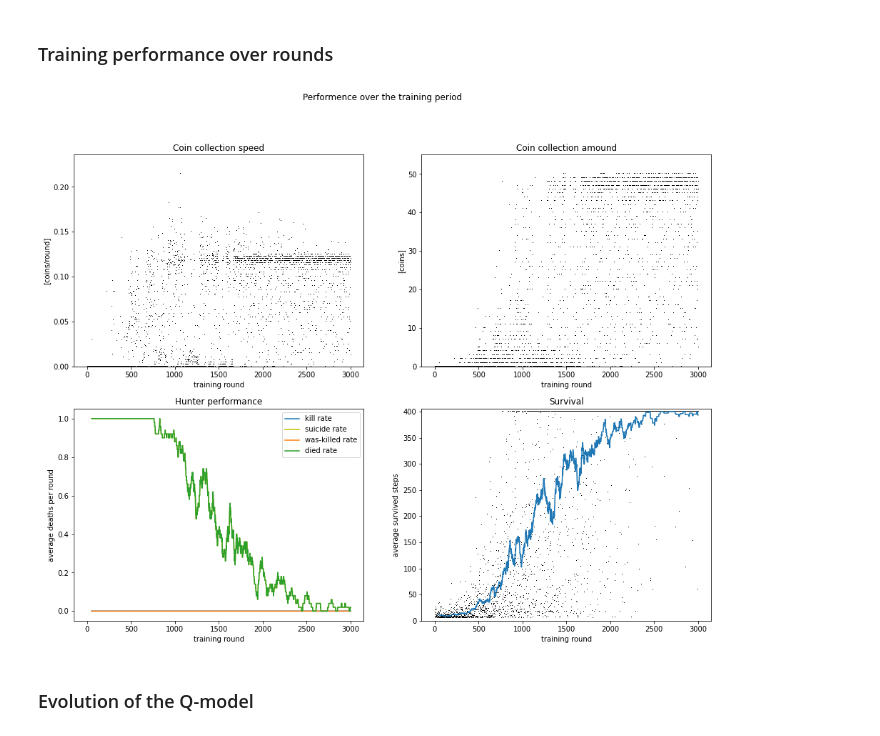
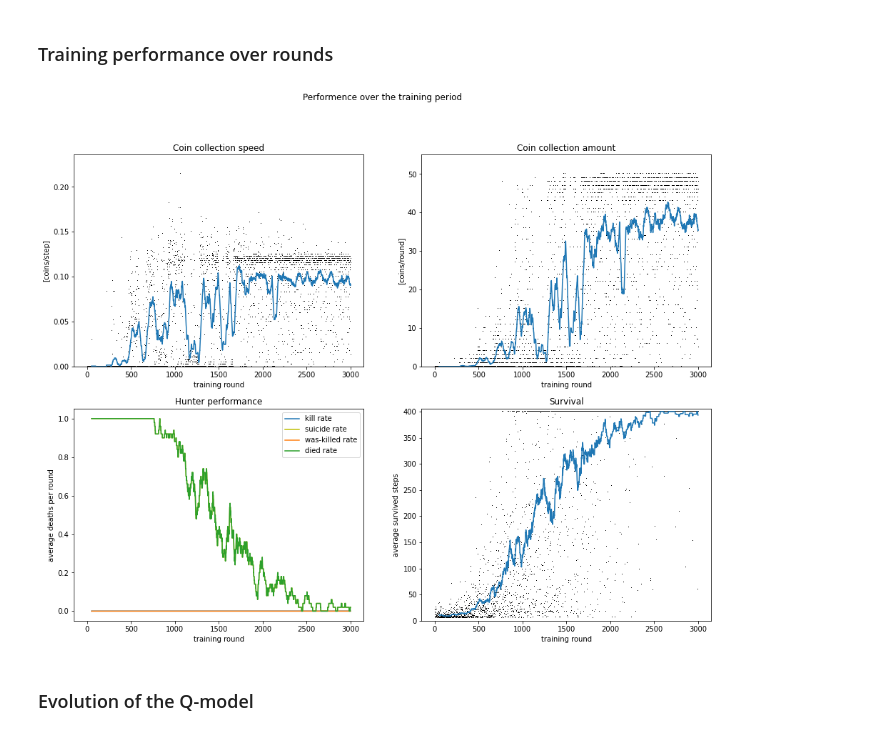
Before and after one commit to Fjallripa/bomberman, a Jupyter notebook: analysis/h6/coin-hunter2/analysis_train_h6.ipynb, the cells around one changed output. Saved outputs shown, nothing was run; the diff lists cells and outputs as text; code cells hidden in the pictures.

```diff
--- a/analysis/h6/coin-hunter2/analysis_train_h6.ipynb
+++ b/analysis/h6/coin-hunter2/analysis_train_h6.ipynb
@@ -172,12 +172,19 @@ for round_name in round_list:
     died[round]            = round_dict['got killed'][0]
     invalid_moves[round]   = round_dict['invalid'][0]
 # %%
+coin_speed = collected_coins / round_lengths
+
+
 survived        = 1 - died
 was_killed      = died - suicides
 steps_survived  = np.where(died, round_lengths, 400)
 # %%
 avg_length   = 50   # number of rounds to average over
 
+rounds_avg = rounds[avg_length-1:]
+
+coin_speed_rate     = moving_average(coin_speed, avg_length)
+coin_count_rate     = moving_average(collected_coins, avg_length)
 kill_rate           = moving_average(kills, avg_length)
 suicide_rate        = moving_average(suicides, avg_length)
 was_killed_rate     = moving_average(was_killed, avg_length)
@@ -186,45 +193,46 @@ steps_survived_rate = moving_average(steps_survived, avg_length)
 # %%
 plt.figure(figsize = (16,12))
 plt.suptitle("Performence over the training period")
 
 plt.subplot(2, 2, 1)
-speed = collected_coins / round_lengths
-plt.plot(rounds, speed, ',k')
-plt.ylim((0, 1.1*max(speed)))
+plt.plot(rounds, coin_speed, ',k')
+plt.plot(rounds_avg, coin_speed_rate)
+plt.ylim((0, 1.1*max(coin_speed)))
 plt.title("Coin collection speed")
-plt.ylabel("[coins/round]")   # speed of 0.4 would be considerad great performance
+plt.ylabel("[coins/step]")   # speed of 0.4 would be considerad great performance
 plt.xlabel("training round")
 
 plt.subplot(2, 2, 2)
 plt.plot(rounds, collected_coins, ',k')
+plt.plot(rounds_avg, coin_count_rate)
 plt.ylim((0, 1.1*max(collected_coins)))
-plt.title("Coin collection amound")
-plt.ylabel("[coins]")   # speed of 0.4 would be considerad great performance
+plt.title("Coin collection amount")
+plt.ylabel("[coins/round]")   # speed of 0.4 would be considerad great performance
 plt.xlabel("training round")
 
 plt.subplot(2, 2, 3)
-plt.plot(rounds[avg_length-1:], kill_rate, label = "kill rate")
-plt.plot(rounds[avg_length-1:], suicide_rate, 'y', label = "suicide rate")
-plt.plot(rounds[avg_length-1:], was_killed_rate, label = "was-killed rate")
-plt.plot(rounds[avg_length-1:], died_rate, label = "died rate")
+plt.plot(rounds_avg, kill_rate, label = "kill rate")
+plt.plot(rounds_avg, suicide_rate, 'y', label = "suicide rate")
+plt.plot(rounds_avg, was_killed_rate, label = "was-killed rate")
+plt.plot(rounds_avg, died_rate, label = "died rate")
 plt.xlim(-0.05*number_of_rounds, 1.05*number_of_rounds)
 plt.title("Hunter performance")
 plt.ylabel("average deaths per round")   # speed of 0.4 would be considerad great performance
 plt.xlabel("training round")
 plt.legend()
 
 plt.subplot(2, 2, 4)
 plt.plot(rounds, steps_survived, ',k')
-plt.plot(rounds[avg_length-1:], steps_survived_rate)
+plt.plot(rounds_avg, steps_survived_rate)
 plt.ylim(0, 405)
 plt.xlim(-0.05*number_of_rounds, 1.05*number_of_rounds)
 plt.title("Survival")
 plt.ylabel("average survived steps")   # speed of 0.4 would be considerad great performance
 plt.xlabel("training round")
 
 plt.show()
 # %% [output]
-[figure, old version]
+[figure, new version]
 # %%
 def analyze_action():
     title_str = "Evolution of actions"
```
Also changed, not shown: 14 other files.
